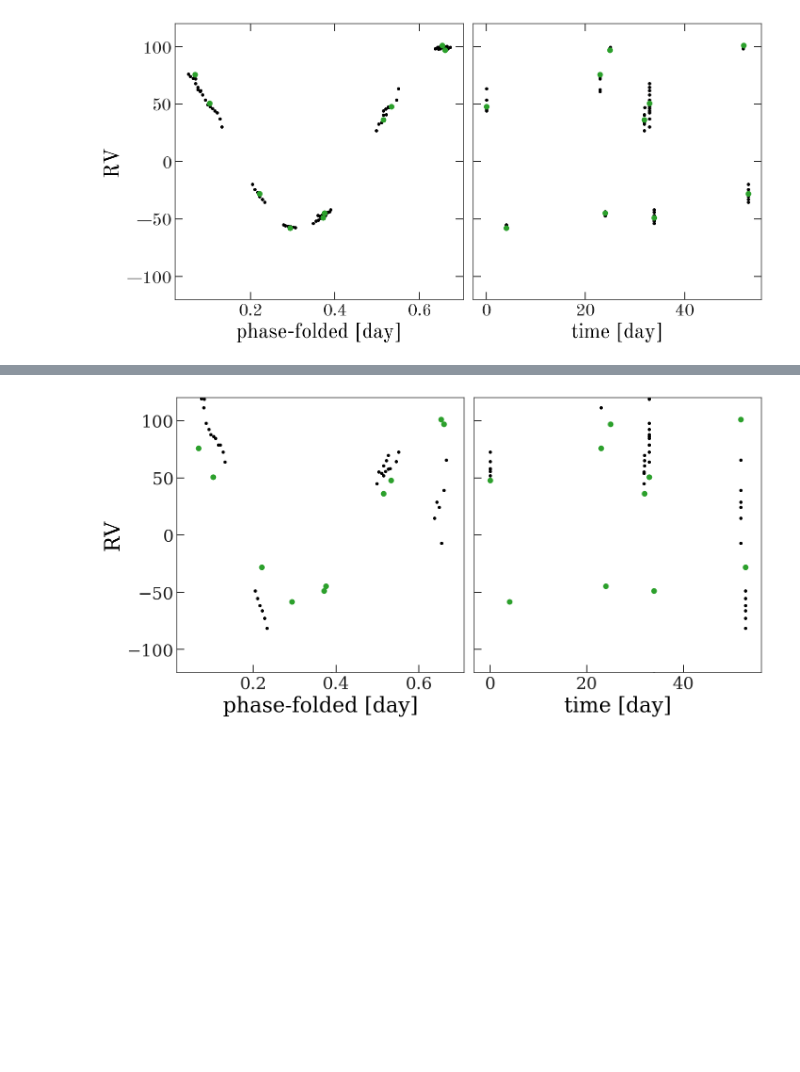
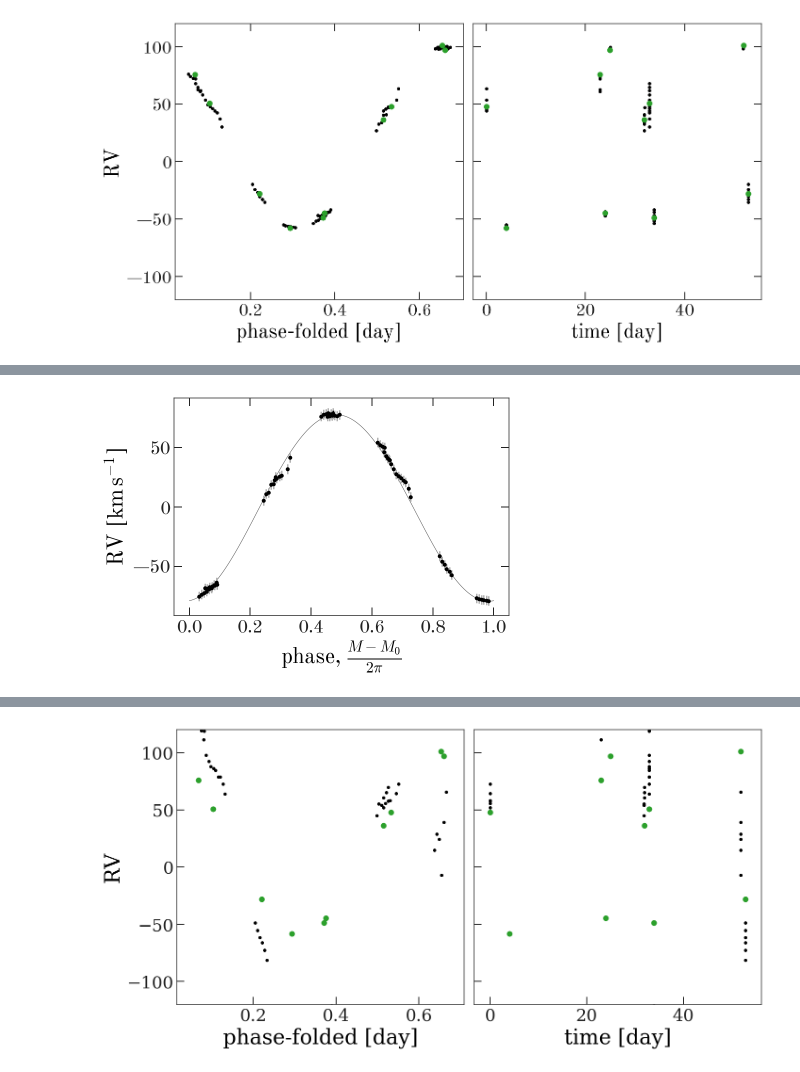
Before and after one commit to adrn/FunDepartment, a Jupyter notebook: notebooks/Run-on-visits.ipynb, the cells around one changed output, grey strips where cells are left out. Saved outputs shown, nothing was run; the diff lists cells and outputs as text; code cells hidden in the pictures; blank space fills up the shorter version.

```diff
--- a/notebooks/Run-on-visits.ipynb
+++ b/notebooks/Run-on-visits.ipynb
@@ -332,0 +456,4 @@ fig.tight_layout()
+# %%
+_ = tj.plot_phase_fold(samples[0], rv_data)
+# %% [output]
+[figure, added]
```
Also changed, not shown: parts of 17 cells of this notebook, 1 other file.
